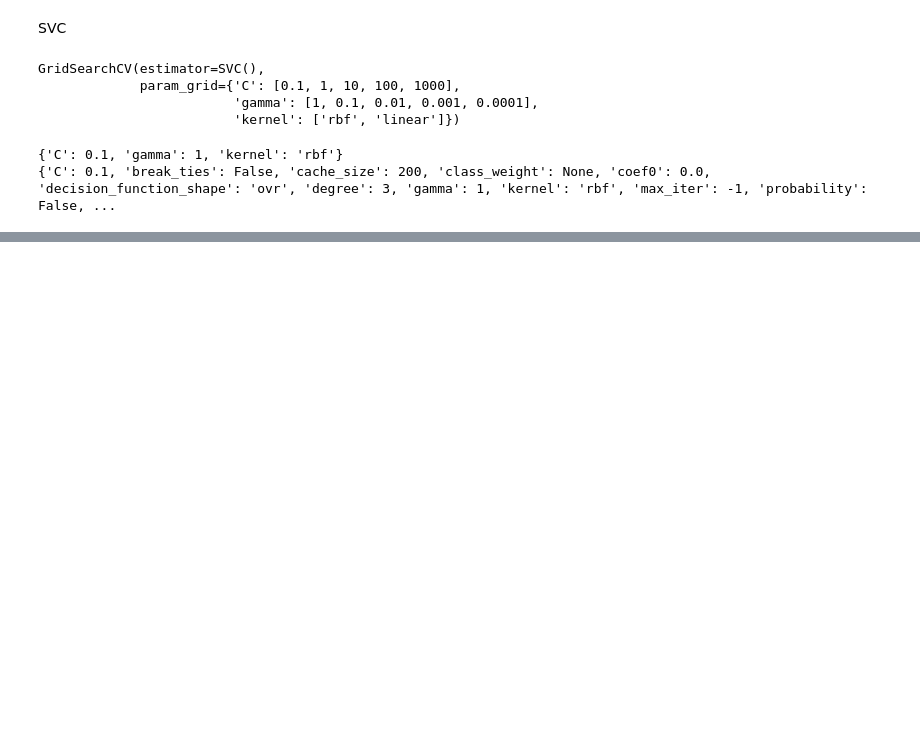
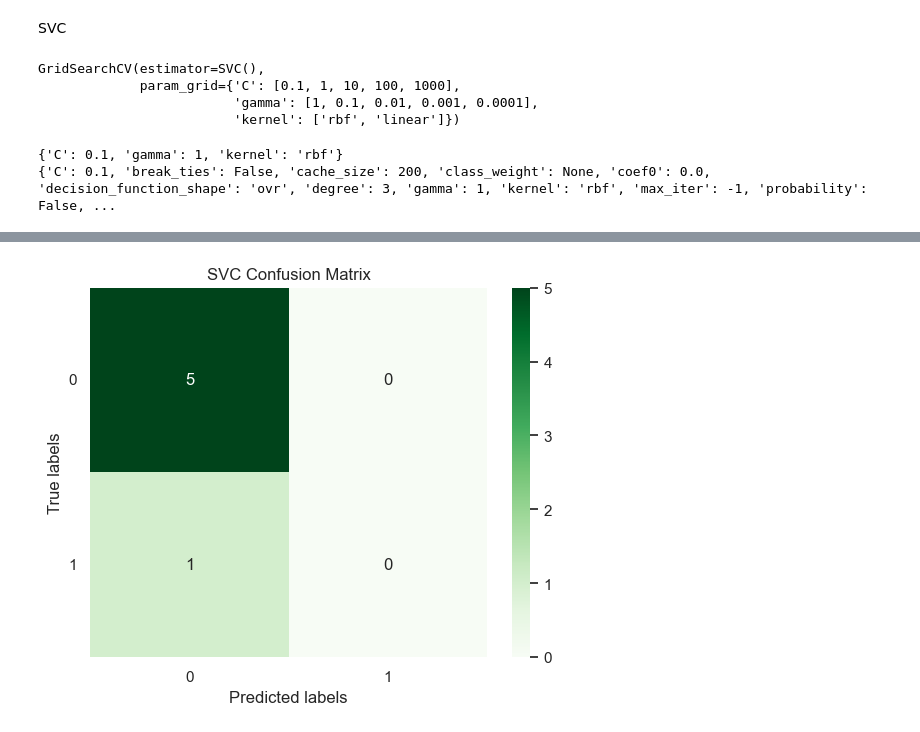
Before and after one commit to Yanapple/Predicting-prostate-cancer-recurrence-after-surgical-treatment, a Jupyter notebook: Python/models.ipynb, the cells around one changed output, grey strips where cells are left out. Saved outputs shown, nothing was run; the diff lists cells and outputs as text; code cells hidden in the pictures; blank space fills up the shorter version.

```diff
--- a/Python/models.ipynb
+++ b/Python/models.ipynb
@@ -232,0 +274,14 @@ weighted avg       0.69      0.83      0.76         6
+# %%
+cm_svc = confusion_matrix(y_test, y_pred)
+
+ax = plt.subplot()
+sns.heatmap(cm_svc, annot=True, ax = ax, fmt='g', cmap='Greens')
+
+# labels, title and ticks
+ax.set_xlabel('Predicted labels')
+ax.set_ylabel('True labels')
+ax.set_title('SVC Confusion Matrix')
+ax.xaxis.set_ticklabels(df['status'].unique())
+ax.yaxis.set_ticklabels(df['status'].unique(), rotation=360);
+# %% [output]
+[figure, added]
```
Also changed, not shown: parts of 9 cells of this notebook.
